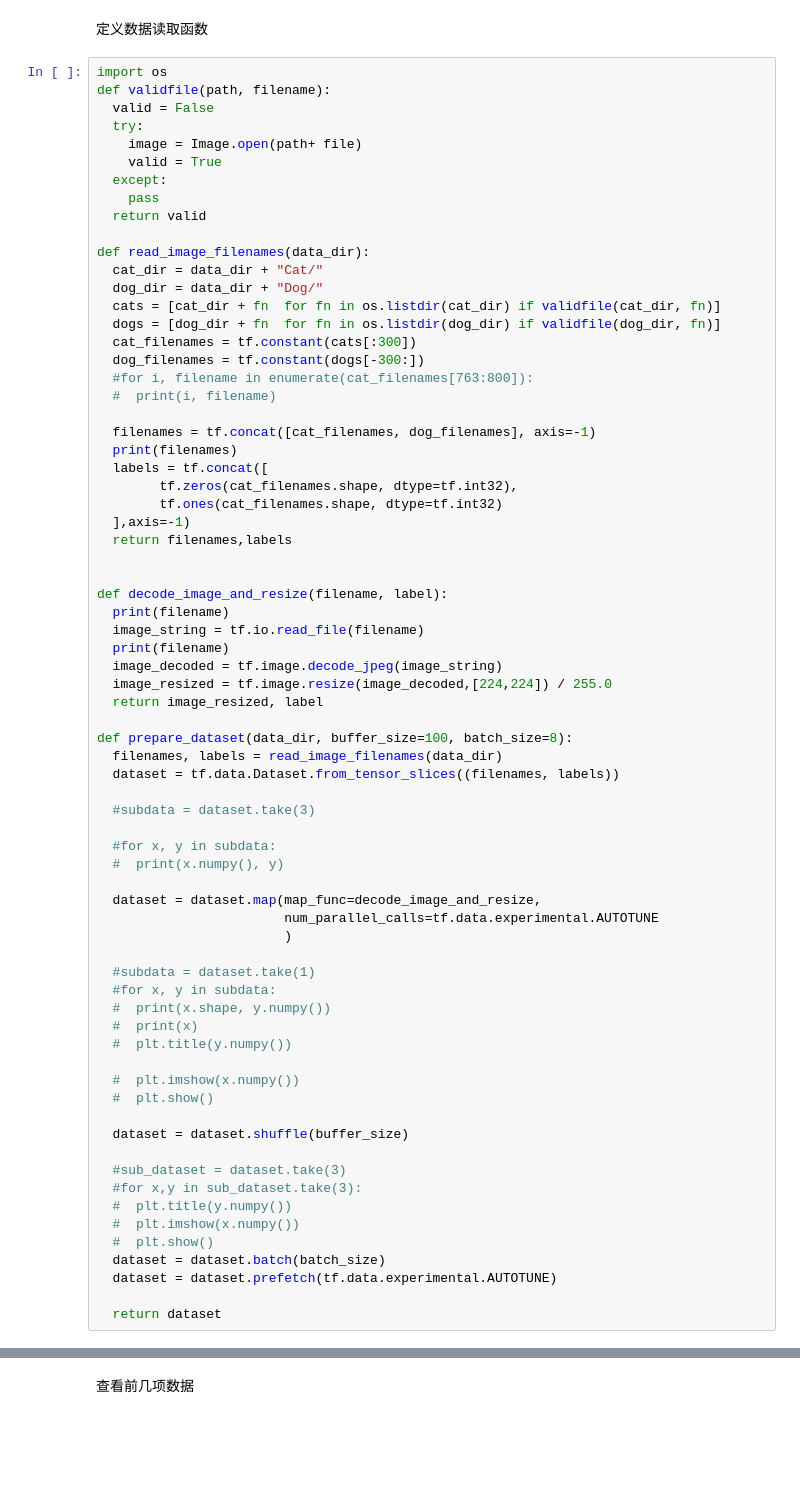
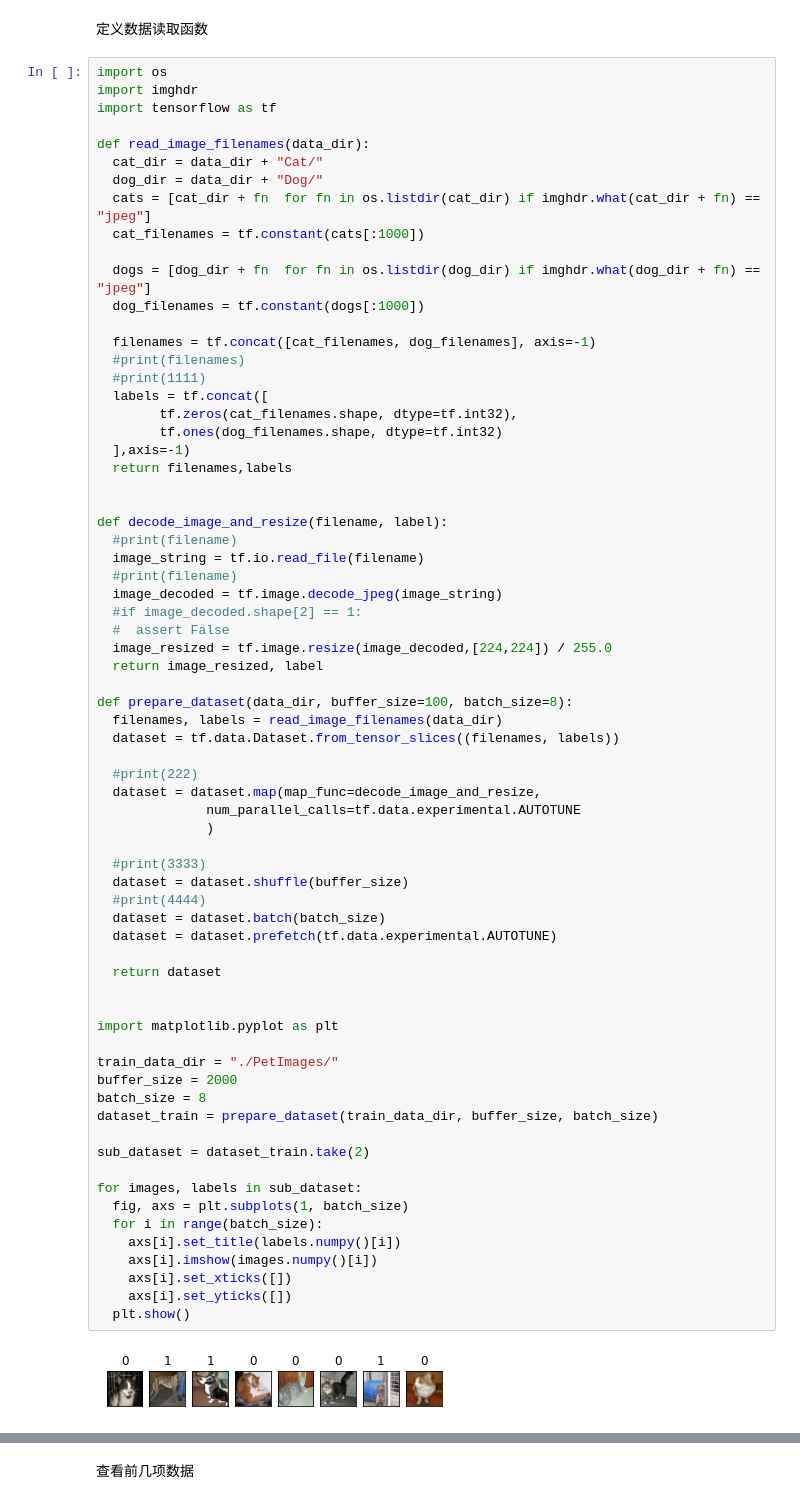
Before and after one commit to jlff/tf2_dlapp, a Jupyter notebook: catvsdog.ipynb, the cells around one changed output, grey strips where cells are left out. Drawn from its saved outputs; the diff is of its cells as text; blank space fills up the shorter version.

```diff
--- a/catvsdog.ipynb
+++ b/catvsdog.ipynb
@@ -240,72 +215,72 @@ tf.Tensor(b'\xff\xd8\xff\xe0\x00\x10JFIF\x00\x01\x01\x00\x00\x01\x00\x01\x00\x00
 定义数据读取函数
 # %%
 import os
-def validfile(path, filename):
-  valid = False
-  try:
-    image = Image.open(path+ file)
-    valid = True
-  except:
-    pass
-  return valid
+import imghdr
+import tensorflow as tf
 
 def read_image_filenames(data_dir):
   cat_dir = data_dir + "Cat/"
   dog_dir = data_dir + "Dog/"
-  cats = [cat_dir + fn  for fn in os.listdir(cat_dir) if validfile(cat_dir, fn)]
-  dogs = [dog_dir + fn  for fn in os.listdir(dog_dir) if validfile(dog_dir, fn)]
-  cat_filenames = tf.constant(cats[:300])
-  dog_filenames = tf.constant(dogs[-300:])
-  #for i, filename in enumerate(cat_filenames[763:800]):
-  #  print(i, filename)
+  cats = [cat_dir + fn  for fn in os.listdir(cat_dir) if imghdr.what(cat_dir + fn) == "jpeg"]
+  cat_filenames = tf.constant(cats[:1000])
+
+  dogs = [dog_dir + fn  for fn in os.listdir(dog_dir) if imghdr.what(dog_dir + fn) == "jpeg"]
+  dog_filenames = tf.constant(dogs[:1000])
 
   filenames = tf.concat([cat_filenames, dog_filenames], axis=-1)
-  print(filenames)
+  #print(filenames)
+  #print(1111)
   labels = tf.concat([
         tf.zeros(cat_filenames.shape, dtype=tf.int32),
-        tf.ones(cat_filenames.shape, dtype=tf.int32)
+        tf.ones(dog_filenames.shape, dtype=tf.int32)
   ],axis=-1)
   return filenames,labels
 
 
 def decode_image_and_resize(filename, label):
-  print(filename)
+  #print(filename)
   image_string = tf.io.read_file(filename)
-  print(filename)
+  #print(filename)
   image_decoded = tf.image.decode_jpeg(image_string)
+  #if image_decoded.shape[2] == 1:
+  #  assert False
   image_resized = tf.image.resize(image_decoded,[224,224]) / 255.0
   return image_resized, label
 
 def prepare_dataset(data_dir, buffer_size=100, batch_size=8):
   filenames, labels = read_image_filenames(data_dir)
   dataset = tf.data.Dataset.from_tensor_slices((filenames, labels))
 
-  #subdata = dataset.take(3)
+  #print(222)
+  dataset = dataset.map(map_func=decode_image_and_resize,
+              num_parallel_calls=tf.data.experimental.AUTOTUNE
+              )
 
-  #for x, y in subdata:
-  #  print(x.numpy(), y)
-
-  dataset = dataset.map(map_func=decode_image_and_resize,
-                        num_parallel_calls=tf.data.experimental.AUTOTUNE
-                        )
-
-  #subdata = dataset.take(1)
-  #for x, y in subdata:
-  #  print(x.shape, y.numpy())
-  #  print(x)
-  #  plt.title(y.numpy())
-
-  #  plt.imshow(x.numpy())
-  #  plt.show()
-
+  #print(3333)
   dataset = dataset.shuffle(buffer_size)
-
-  #sub_dataset = dataset.take(3)
-  #for x,y in sub_dataset.take(3):
-  #  plt.title(y.numpy())
-  #  plt.imshow(x.numpy())
-  #  plt.show()
+  #print(4444)
   dataset = dataset.batch(batch_size)
   dataset = dataset.prefetch(tf.data.experimental.AUTOTUNE)
 
   return dataset
+
+
+import matplotlib.pyplot as plt
+
+train_data_dir = "./PetImages/"
+buffer_size = 2000
+batch_size = 8
+dataset_train = prepare_dataset(train_data_dir, buffer_size, batch_size)
+
+sub_dataset = dataset_train.take(2)
+
+for images, labels in sub_dataset:
+  fig, axs = plt.subplots(1, batch_size)
+  for i in range(batch_size):
+    axs[i].set_title(labels.numpy()[i])
+    axs[i].imshow(images.numpy()[i])
+    axs[i].set_xticks([])
+    axs[i].set_yticks([])
+  plt.show()
+# %% [output]
+[figure, added]
```
Also changed, not shown: parts of 17 cells of this notebook.
